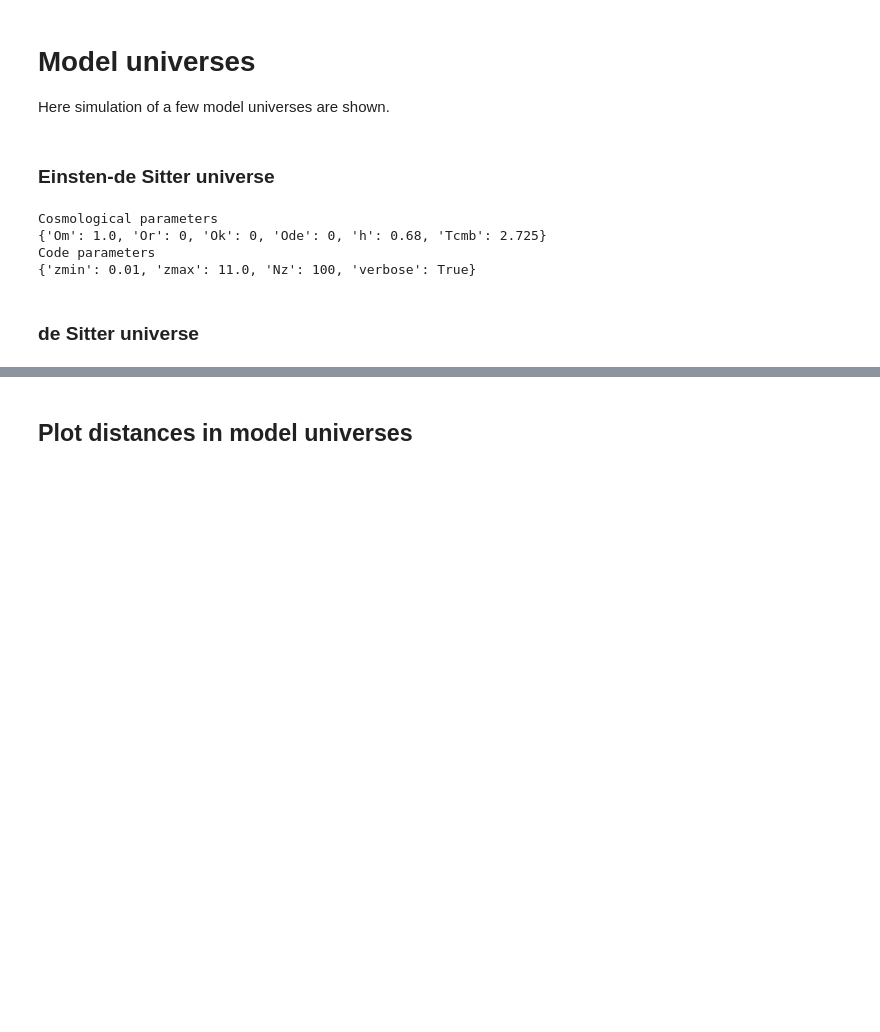
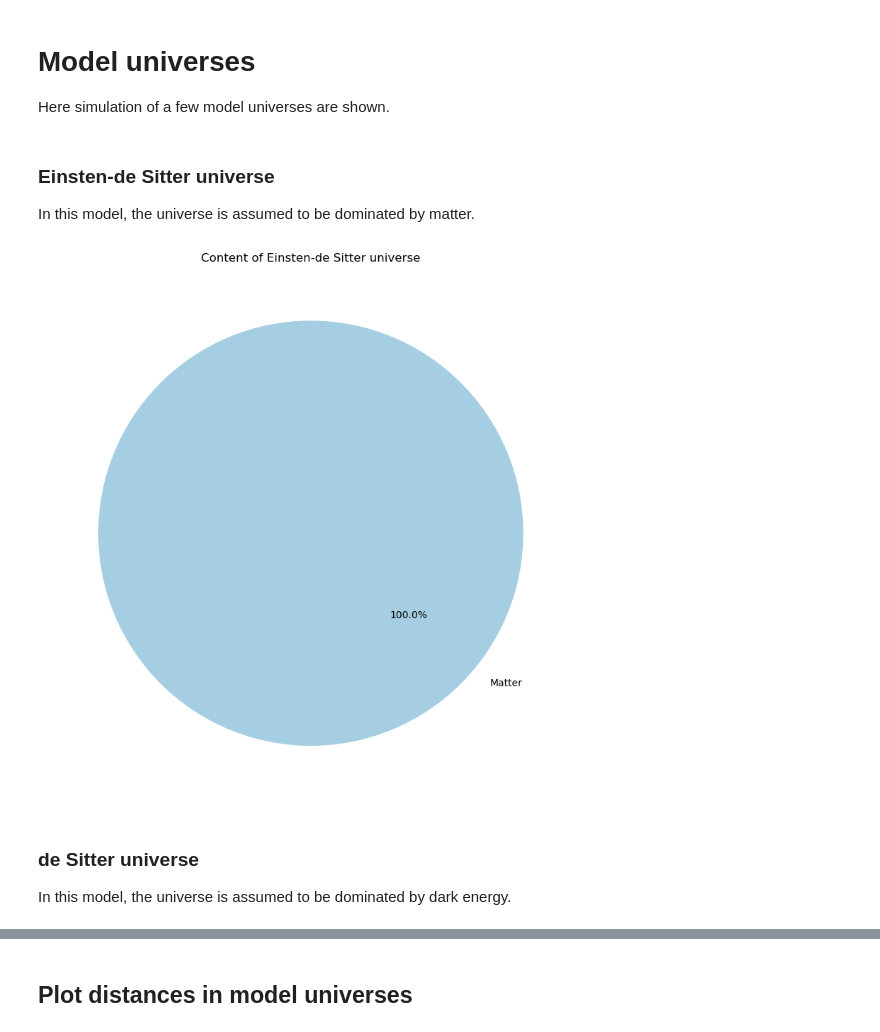
Before and after one commit to sambit-giri/AstronomyCalc, a Jupyter notebook: docs/examples/tutorials.ipynb, the cells around one changed output, grey strips where cells are left out. Saved outputs shown, nothing was run; the diff lists cells and outputs as text; code cells hidden in the pictures; blank space fills up the shorter version.

```diff
--- a/docs/examples/tutorials.ipynb
+++ b/docs/examples/tutorials.ipynb
@@ -20,23 +20,21 @@ Here simulation of a few model universes are shown.
 code_param_dict = {'zmin': 0.01, 'zmax': 11.0, 'Nz': 100, 'verbose': True}
 # %% [markdown]
 ### Einsten-de Sitter universe
+
+In this model, the universe is assumed to be dominated by matter.
 # %%
 cosmo_dict = {'Om': 1.0, 'Or': 0, 'Ok': 0, 'Ode': 0, 'h': 0.68}
 param_EdS = AstronomyCalc.param(cosmo=cosmo_dict, code=code_param_dict)
 
-print('Cosmological parameters')
-print(param_EdS.cosmo.__dict__)
-print('Code parameters')
-print(param_EdS.code.__dict__)
+AstronomyCalc.plot_universe_pie(cosmo_dict, title="Content of Einsten-de Sitter universe")
 # %% [output]
-Cosmological parameters
-{'Om': 1.0, 'Or': 0, 'Ok': 0, 'Ode': 0, 'h': 0.68, 'Tcmb': 2.725}
-Code parameters
-{'zmin': 0.01, 'zmax': 11.0, 'Nz': 100, 'verbose': True}
+[figure, added]
 # %%
 D_EdS = AstronomyCalc.CosmoDistances(param_EdS)
 # %% [markdown]
 ### de Sitter universe
+
+In this model, the universe is assumed to be dominated by dark energy.
 # %%
 cosmo_dict = {'Om': 0.0, 'Or': 0, 'Ok': 0, 'Ode': 1.0, 'h': 0.68}
 param_dS = AstronomyCalc.param(cosmo=cosmo_dict, code=code_param_dict)
```
Also changed, not shown: parts of 4 cells of this notebook, 1 other file.
